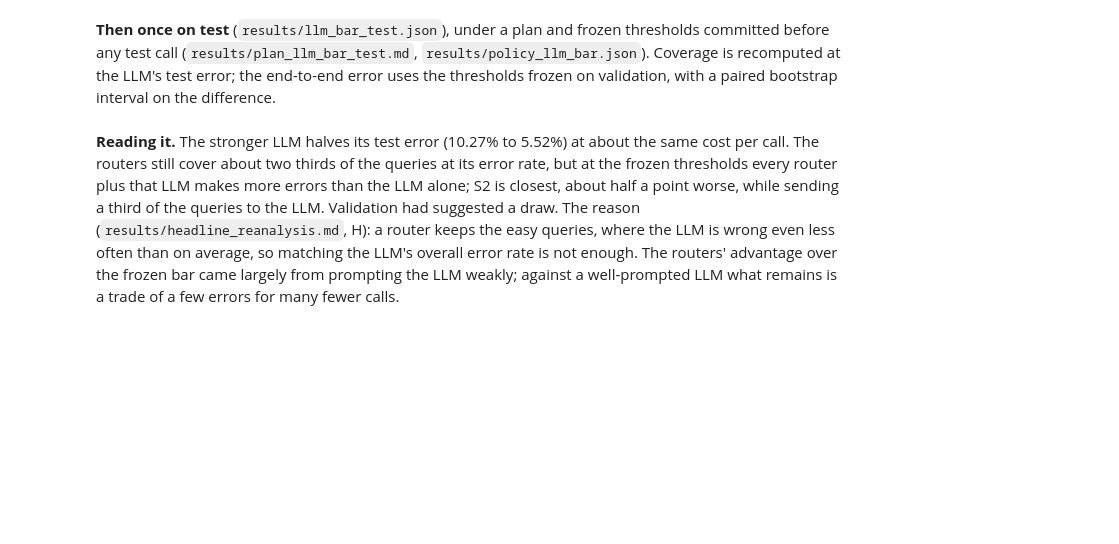
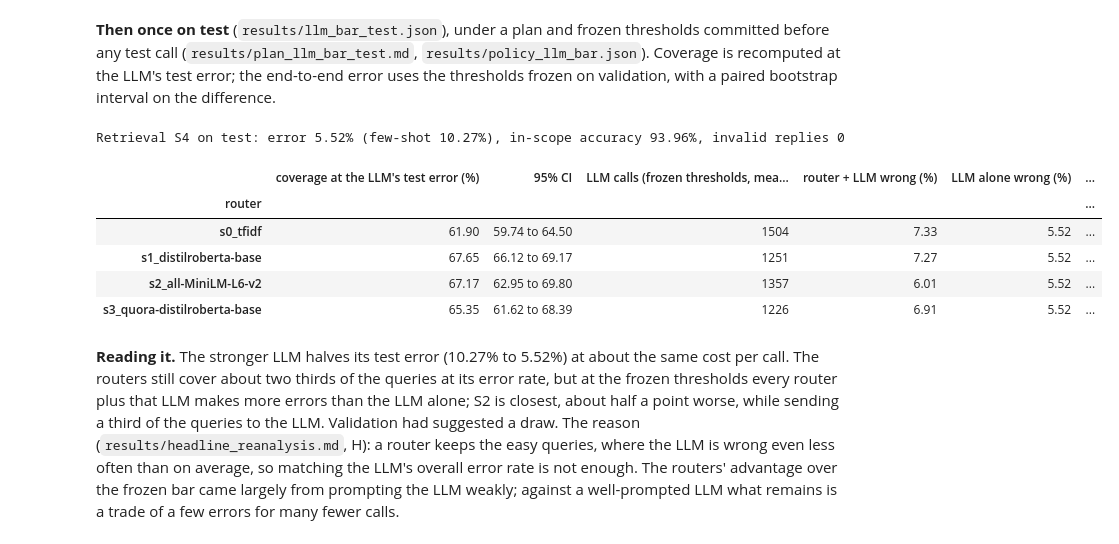
Before and after one commit to Krishil-Parmar/NLP_INDIVIDUAL, a Jupyter notebook: notebooks/00_submission.ipynb, the cells around one changed output. Drawn from its saved outputs; the diff is of its cells as text; code cells hidden in the pictures; blank space fills up the shorter version.

```diff
--- a/notebooks/00_submission.ipynb
+++ b/notebooks/00_submission.ipynb
@@ -856,16 +856,24 @@ pd.DataFrame([{"bar": r["bar"], "router": r["system"], "coverage (%)": round(100
 # %%
 with open(data.RESULTS_DIR / "llm_bar_test.json") as f:
     bar_test = json.load(f)
 s4_bar = bar_test["s4"]
 print(f"Retrieval S4 on test: error {100 * s4_bar['error_rate']:.2f}% (few-shot {100 * s4_bar['fewshot_error_rate']:.2f}%), "
       f"in-scope accuracy {100 * s4_bar['in_scope_accuracy']:.2f}%, invalid replies {s4_bar['invalid']}")
 pd.DataFrame([{"router": r, "coverage at the LLM's test error (%)": round(100 * v["recomputed"]["coverage"], 2),
                "95% CI": f"{100 * v['recomputed_ci']['ci_low']:.2f} to {100 * v['recomputed_ci']['ci_high']:.2f}",
-               "LLM calls (frozen thresholds)": int(v["frozen"]["llm_calls"]),
+               "LLM calls (frozen thresholds, mean over seeds)": round(v["frozen"]["llm_calls"]),
                "router + LLM wrong (%)": round(100 * v["frozen"]["pair_error"], 2),
                "LLM alone wrong (%)": round(100 * s4_bar["error_rate"], 2),
                "difference (points)": f"{100 * v['pair_minus_llm']['diff']:+.2f} ({100 * v['pair_minus_llm']['ci_low']:.2f} to {100 * v['pair_minus_llm']['ci_high']:.2f})",
                "reading": v["reading"]} for r, v in bar_test["routers"].items()]).set_index("router")
+# %% [output]
+Retrieval S4 on test: error 5.52% (few-shot 10.27%), in-scope accuracy 93.96%, invalid replies 0
+|  | coverage at the LLM's test error (%) | 95% CI | LLM calls (frozen thresholds, mea... | router + LLM wrong (%) | LLM alone wrong (%) | ... |
+| router |  |  |  |  |  | ... |
+| s0_tfidf | 61.90 | 59.74 to 64.50 | 1504 | 7.33 | 5.52 | ... |
+| s1_distilroberta-base | 67.65 | 66.12 to 69.17 | 1251 | 7.27 | 5.52 | ... |
+| s2_all-MiniLM-L6-v2 | 67.17 | 62.95 to 69.80 | 1357 | 6.01 | 5.52 | ... |
+| s3_quora-distilroberta-base | 65.35 | 61.62 to 68.39 | 1226 | 6.91 | 5.52 | ... |
 # %% [markdown]
 **Reading it.** The stronger LLM halves its test error (10.27% to 5.52%) at about the same cost per call. The routers still cover about two thirds of the queries at its error rate, but at the frozen thresholds every router plus that LLM makes more errors than the LLM alone; S2 is closest, about half a point worse, while sending a third of the queries to the LLM. Validation had suggested a draw. The reason (`results/headline_reanalysis.md`, H): a router keeps the easy queries, where the LLM is wrong even less often than on average, so matching the LLM's overall error rate is not enough. The routers' advantage over the frozen bar came largely from prompting the LLM weakly; against a well-prompted LLM what remains is a trade of a few errors for many fewer calls.
 # %% [markdown]
```
Also changed, not shown: parts of 6 cells of this notebook, 2 other files.
